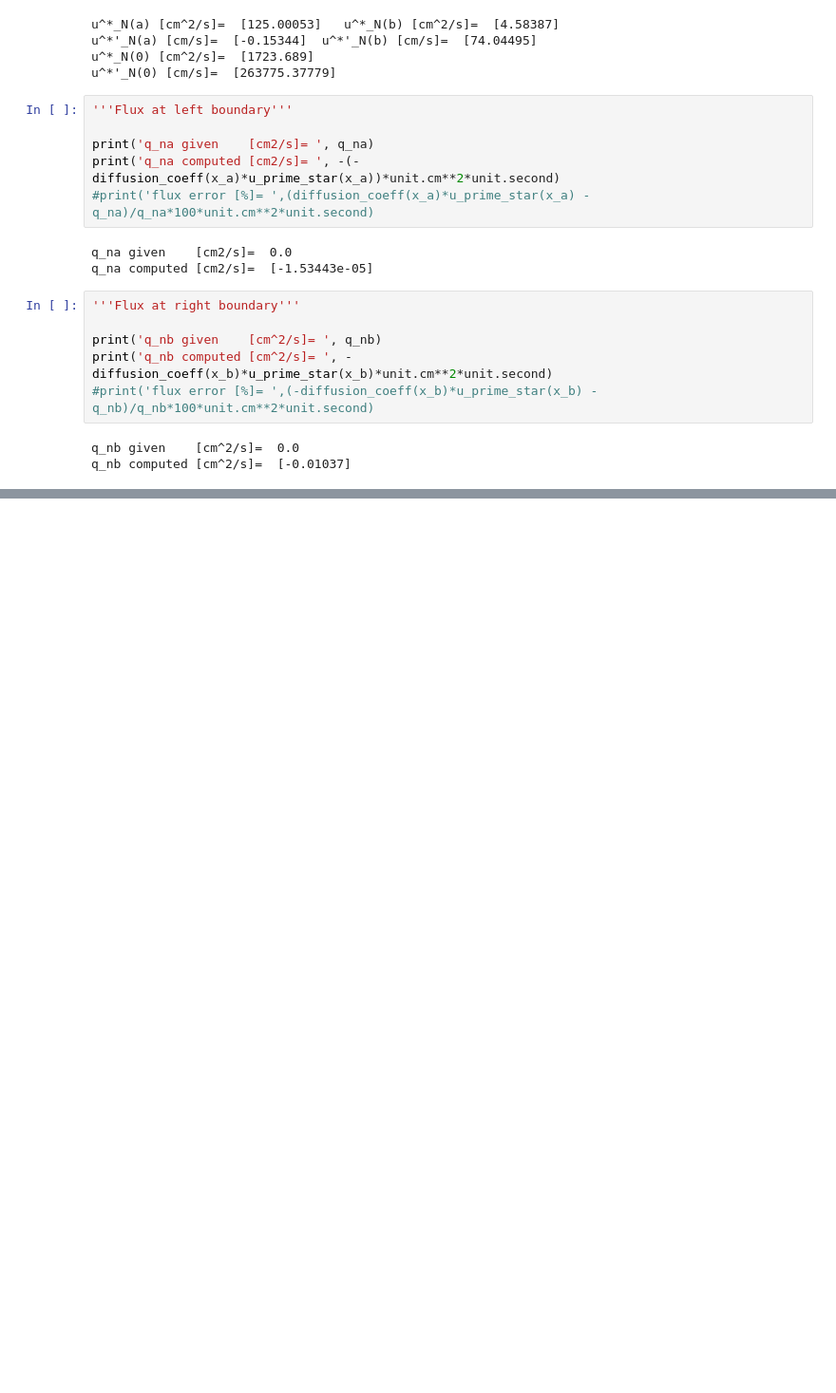
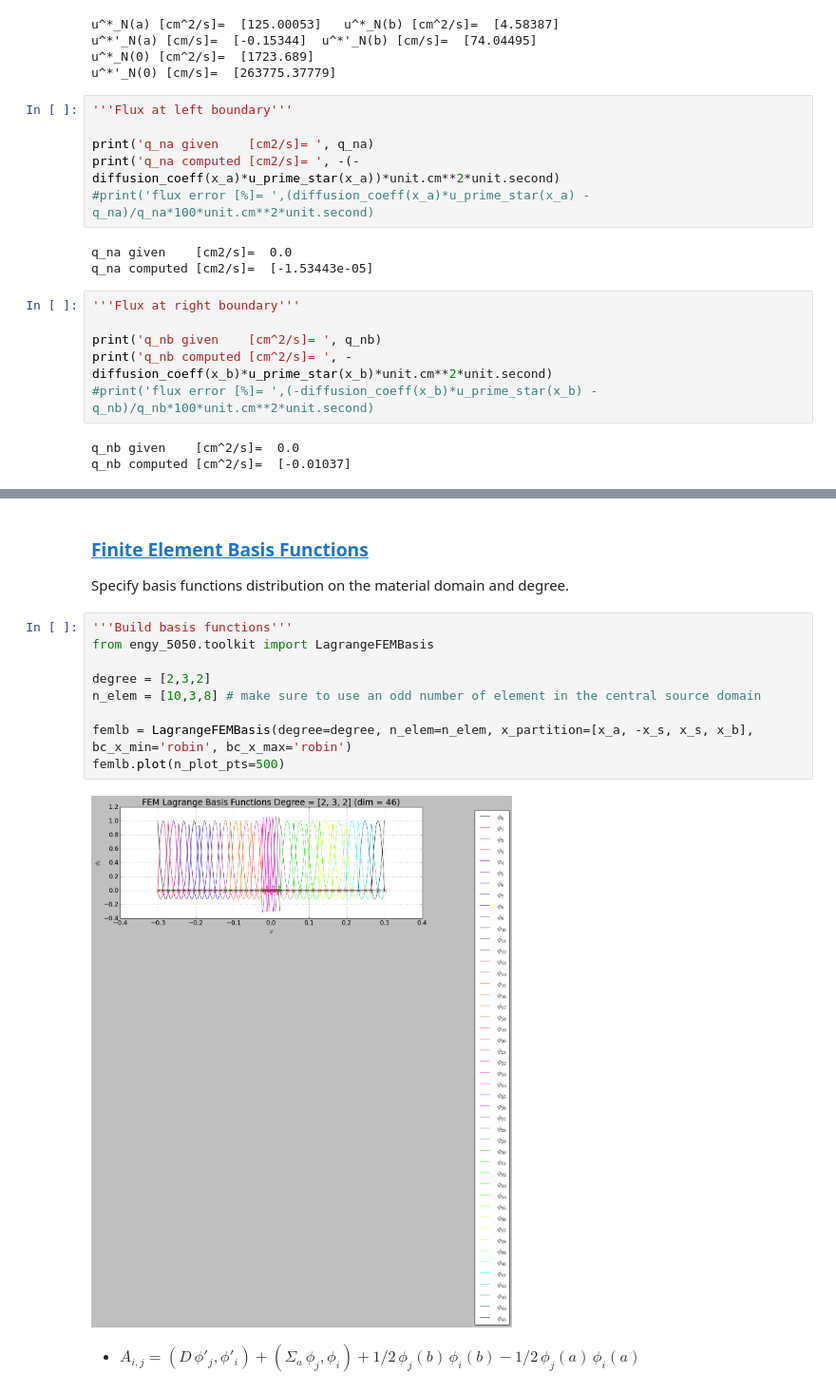
Before and after one commit to dpploy/engy-5050, a Jupyter notebook: notebooks/02-diff-planar-source.ipynb, the cells around one changed output, grey strips where cells are left out. Shown at 95% size. Cells and saved outputs as stored; diff of their text form; blank space fills up the shorter version.

```diff
--- a/notebooks/02-diff-planar-source.ipynb
+++ b/notebooks/02-diff-planar-source.ipynb
@@ -607,0 +723,17 @@ q_nb computed [cm^2/s]=  [-0.01037]
+# %% [markdown]
+### [Finite Element Basis Functions](#toc)<a id="fembf-vac"></a>
+
+Specify basis functions distribution on the material domain and degree.
+# %%
+'''Build basis functions'''
+from engy_5050.toolkit import LagrangeFEMBasis
+
+degree = [2,3,2]
+n_elem = [10,3,8] # make sure to use an odd number of element in the central source domain
+
+femlb = LagrangeFEMBasis(degree=degree, n_elem=n_elem, x_partition=[x_a, -x_s, x_s, x_b], bc_x_min='robin', bc_x_max='robin')
+femlb.plot(n_plot_pts=500)
+# %% [output]
+[figure, added]
+# %% [markdown]
+  + $A_{i,j} = (D\,\phi'_j,\phi'_i) + (\Sigma_a\,\phi_j,\phi_i) + 1/2\,\phi_j(b)\,\phi_i(b) -1/2\,\phi_j(a)\,\phi_i(a) $
```
Also changed, not shown: parts of 29 cells of this notebook, 2 other files.
